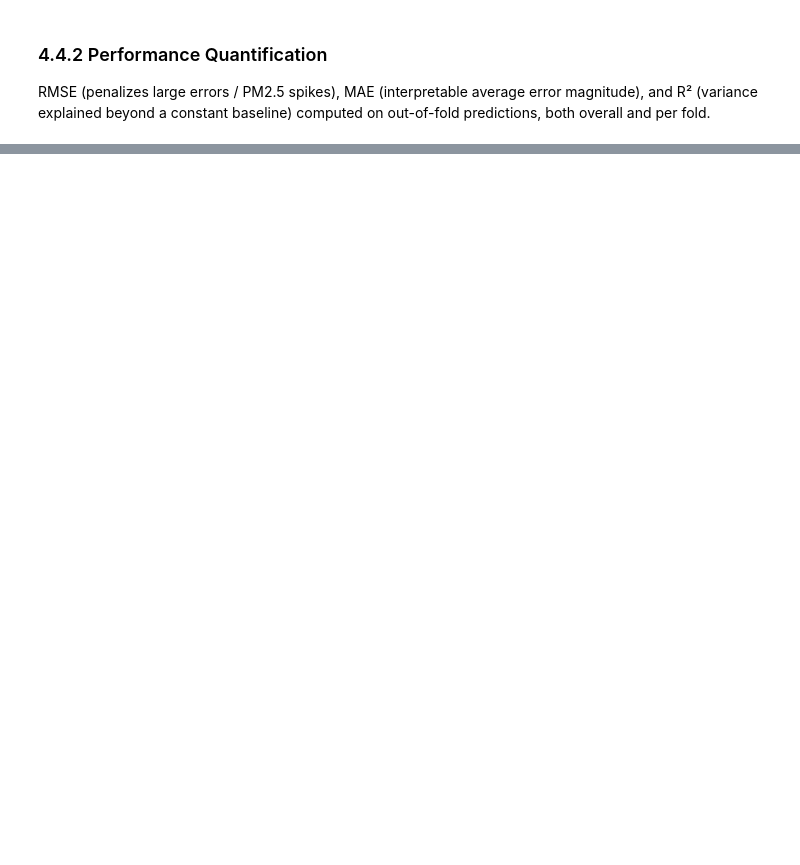
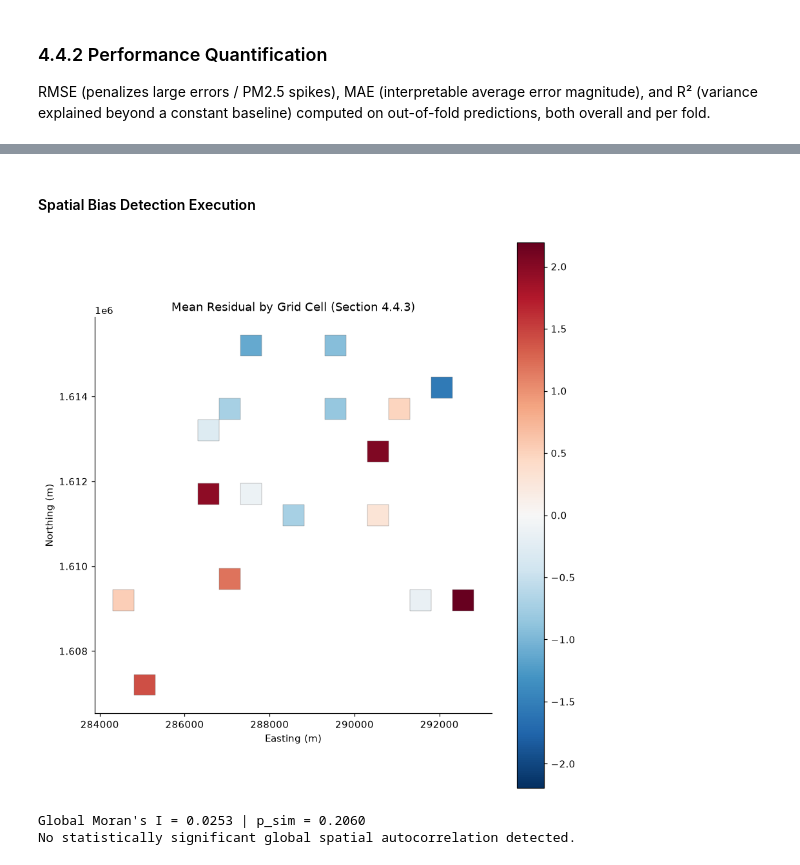
Before and after one commit to Patthethicc/urban-air, a Jupyter notebook: pilot testing/CNN-LSTM/Extra_Preprocessing_pipeline_FIXED.ipynb, the cells around one changed output, grey strips where cells are left out. Saved outputs shown, nothing was run; the diff lists cells and outputs as text; code cells hidden in the pictures; blank space fills up the shorter version.

```diff
--- a/pilot testing/CNN-LSTM/Extra_Preprocessing_pipeline_FIXED.ipynb
+++ b/pilot testing/CNN-LSTM/Extra_Preprocessing_pipeline_FIXED.ipynb
@@ -1251,11 +1240,9 @@ def spatial_kfold_cv_evaluate(samples_df, master_raster_path, lag_cols, in_chann
 
     oof_records = []
     for fold, (train_pos, test_pos) in enumerate(splits):
-        fold_label = f"Eval Fold {fold + 1}/{n_splits}"
         train_df = samples_df.iloc[train_pos].reset_index(drop=True)
         test_df = samples_df.iloc[test_pos].reset_index(drop=True)
-        print(f"=== {fold_label}: train sensors={train_df[group_col].nunique()} | test sensors={test_df[group_col].nunique()} ===")
-        print(f"  hyperparameters: {hyperparams}")
+        print(f"=== Fold {fold + 1}/{n_splits}: train sensors={train_df[group_col].nunique()} | test sensors={test_df[group_col].nunique()} ===")
 
         _, scaler = scale_target_standard(train_df, target_col=target_col)
         train_dataset = build_scaled_cnn_lstm_dataset(
@@ -1267,8 +1254,7 @@ def spatial_kfold_cv_evaluate(samples_df, master_raster_path, lag_cols, in_chann
             x_col, y_col, timestamp_col, group_col, sequence_length,
         )
 
-        _, model = train_cnn_lstm(train_dataset, test_dataset, hyperparams, in_channels,
-                                   verbose=verbose, fold_label=fold_label)
+        _, model = train_cnn_lstm(train_dataset, test_dataset, hyperparams, in_channels, verbose=verbose)
 
         preds_scaled = predict_dataset(model, test_dataset)
         preds = scaler.inverse_transform(preds_scaled.reshape(-1, 1)).ravel()
@@ -1329,8 +1313,6 @@ def aggregate_residuals_by_grid(oof_df, sensor_grid_map, group_col="location_id"
 def build_knn_spatial_weights(grid_gdf, residual_grid_df, k=5):
     """K-Nearest-Neighbors spatial weights matrix over the grid cells that have residual observations,
     row-standardized as is conventional for Moran's I."""
-    from libpysal.weights import KNN
-
     cells = grid_gdf.merge(residual_grid_df, on="grid_id", how="inner").reset_index(drop=True)
     weights = KNN.from_dataframe(cells, k=k)
     weights.transform = "r"
@@ -1340,8 +1322,6 @@ def build_knn_spatial_weights(grid_gdf, residual_grid_df, k=5):
 def compute_global_morans_i(cells, weights, value_col="residual", permutations=999):
     """Global Moran's I: tests whether residual errors are randomly distributed geographically or
     systematically cluster (e.g. hotspots of over/underprediction)."""
-    from esda.moran import Moran
-
     moran = Moran(cells[value_col].values, weights, permutations=permutations)
     return {"I": moran.I, "p_sim": moran.p_sim, "z_sim": moran.z_sim}
 
@@ -1349,8 +1329,6 @@ def compute_global_morans_i(cells, weights, value_col="residual", permutations=9
 def compute_local_morans_i(cells, weights, value_col="residual", permutations=999, significance=0.05):
     """Anselin's Local Moran's I (LISA): decomposes the global metric into per-cell High-High /
     Low-High / Low-Low / High-Low spatial clusters of residuals, for overlay onto the morphology maps."""
-    from esda.moran import Moran_Local
-
     lisa = Moran_Local(cells[value_col].values, weights, permutations=permutations)
     quadrant_labels = {1: "High-High", 2: "Low-High", 3: "Low-Low", 4: "High-Low"}
 
@@ -1364,9 +1342,9 @@ def compute_local_morans_i(cells, weights, value_col="residual", permutations=99
 
 
 def detect_spatial_bias(oof_df, grid_gdf, sensor_grid_map, k=5, significance=0.05, permutations=999, plot=True):
-    """Section 4.4.3 end-to-end: aggregate residuals by grid cell, build KNN spatial weights, test
-    Global Moran's I, and -- only if significant -- decompose it into Local Moran's I / LISA clusters.
-    When `plot=True`, draws the residual choropleth (always) and the LISA cluster map (if significant)."""
+    """Section 4.4.3 end-to-end: aggregate residuals by grid cell, build KNN spatial weights, render a
+    residual heatmap of the results, test Global Moran's I, and -- only if significant -- decompose it
+    into Local Moran's I / LISA clusters, rendered as a LISA cluster map."""
     residual_grid_df = aggregate_residuals_by_grid(oof_df, sensor_grid_map)
     cells, weights = build_knn_spatial_weights(grid_gdf, residual_grid_df, k=k)
 
@@ -1665,0 +1485,12 @@ No statistically significant global spatial autocorrelation detected.
+# %% [markdown]
+#### Spatial Bias Detection Execution
+# %%
+# map each sensor to its grid cell, then test residuals for spatial autocorrelation
+grid_gdf_from_csv = load_grid_from_csv("../full_morphology_grid.csv")
+sensor_grid_map = spatial_join_sensors_to_grid(valid_sensors_gdf, grid_gdf_from_csv)[["location_id", "grid_id"]]
+
+global_result, lisa_result = detect_spatial_bias(oof_df, grid_gdf_from_csv, sensor_grid_map, k=5, permutations=999)
+# %% [output]
+[figure, added]
+Global Moran's I = 0.0253 | p_sim = 0.2060
+No statistically significant global spatial autocorrelation detected.
```
Also changed, not shown: parts of 67 cells of this notebook, 3 other files.
